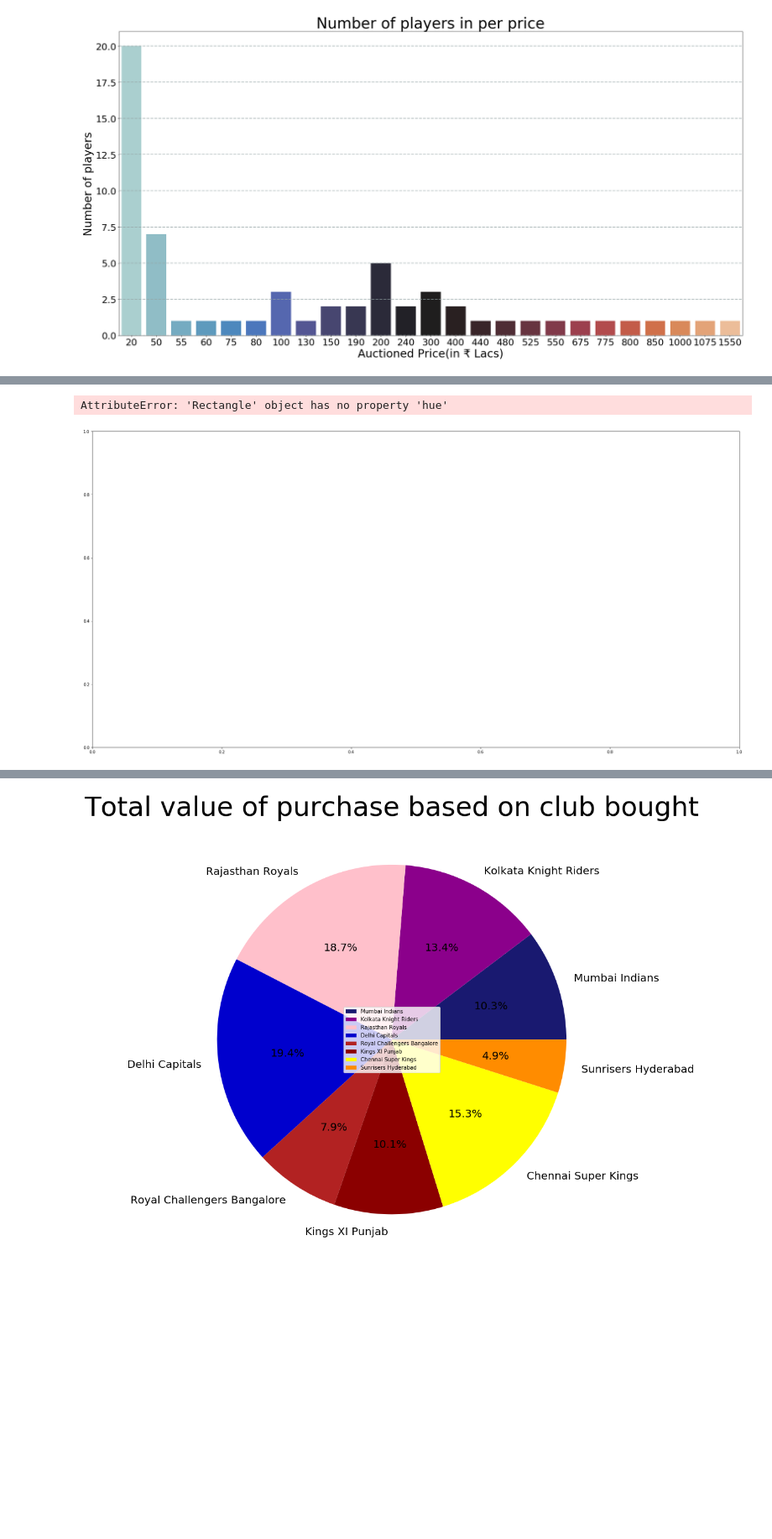
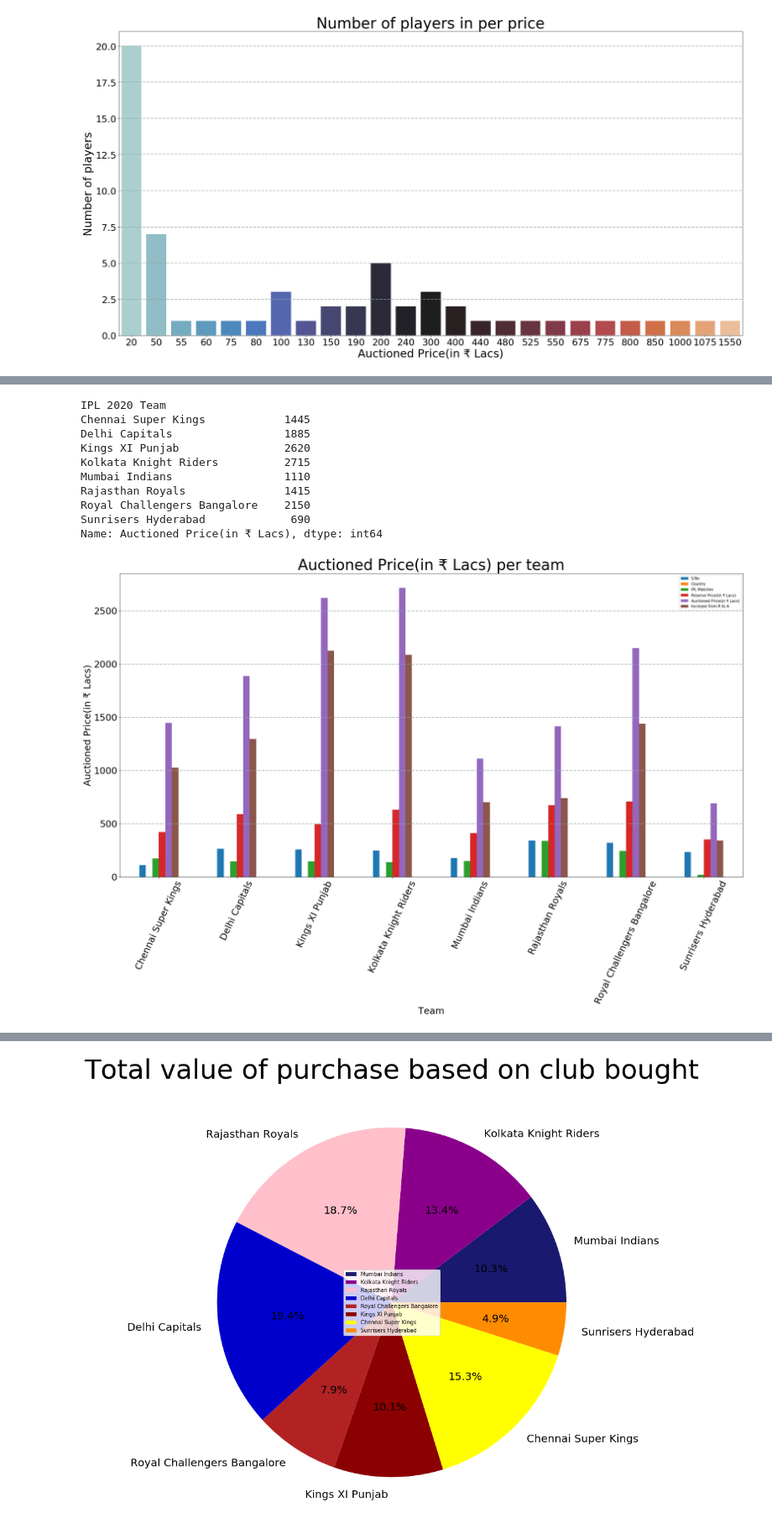
Before and after one commit to Thesavagecoder7784/Statistical-Data-Analysis-With-Pandas, a Jupyter notebook: Analysis of IPL Auction 2020.ipynb, the cells around one changed output, grey strips where cells are left out. Shown at 84% size. Drawn from its saved outputs; the diff is of its cells as text; code cells hidden in the pictures; blank space fills up the shorter version.

```diff
--- a/Analysis of IPL Auction 2020.ipynb
+++ b/Analysis of IPL Auction 2020.ipynb
@@ -274,16 +270,25 @@ Sunrisers Hyderabad                                 690
 [figure]
 # %%
-adf.plot(kind = 'bar',hue = 'position')
+adf.plot(kind = 'bar')
 plt.grid(color='#95a5a6', linestyle='--', linewidth=2, axis='y', alpha=0.7)
 plt.xticks(fontsize =25,rotation = 65)
 plt.yticks(fontsize = 25)
 plt.xlabel("Team",fontsize = 25,rotation = 0)
 plt.ylabel("Auctioned Price(in ₹ Lacs)",fontsize = 25)
 plt.title("Auctioned Price(in ₹ Lacs) per team",fontsize = 40)
 print(adf['Auctioned Price(in ₹ Lacs)'])
 # %% [output]
-AttributeError: 'Rectangle' object has no property 'hue'
+IPL 2020 Team
+Chennai Super Kings            1445
+Delhi Capitals                 1885
+Kings XI Punjab                2620
+Kolkata Knight Riders          2715
+Mumbai Indians                 1110
+Rajasthan Royals               1415
+Royal Challengers Bangalore    2150
+Sunrisers Hyderabad             690
+Name: Auctioned Price(in ₹ Lacs), dtype: int64
-[figure, old version]
+[figure, new version]
 # %%
 tadf.plot(kind = 'bar')
 plt.grid(color='#95a5a6', linestyle='--', linewidth=2, axis='y', alpha=0.7)
```
Also changed, not shown: parts of 16 cells of this notebook, 1 other file.
